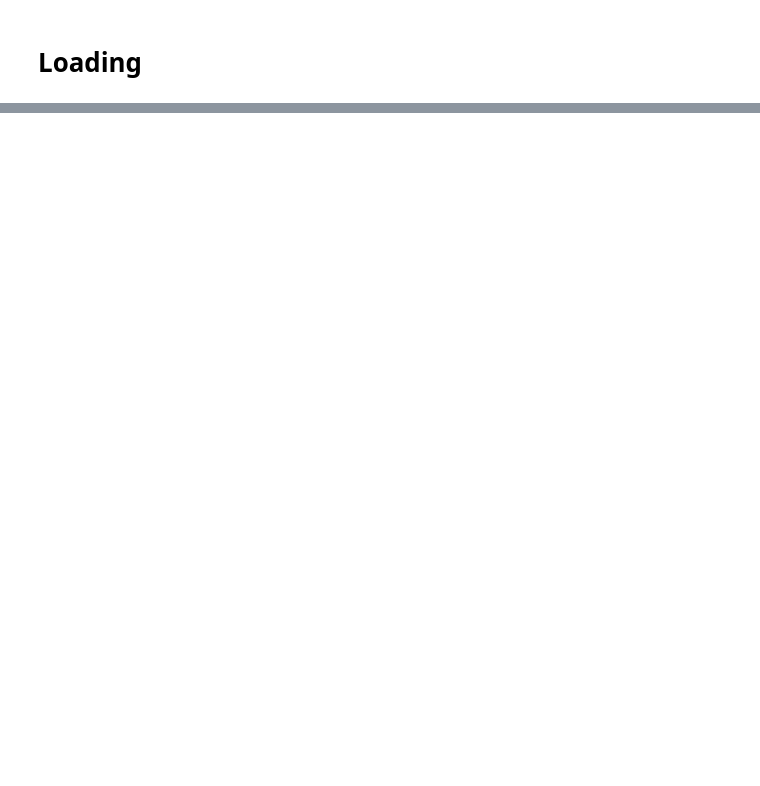
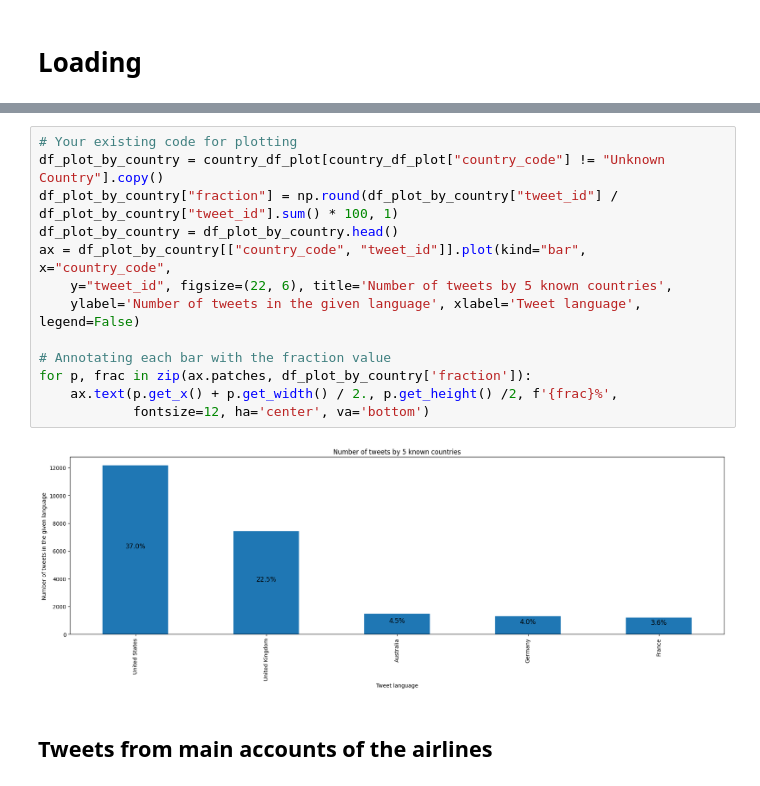
Before and after one commit to skyrimer/DBL-Micro-Soft, a Jupyter notebook: Split 1/EDA/database_eda.ipynb, the cells around one changed output, grey strips where cells are left out. Cells and saved outputs as stored; diff of their text form; blank space fills up the shorter version.

```diff
--- a/Split 1/EDA/database_eda.ipynb
+++ b/Split 1/EDA/database_eda.ipynb
@@ -277,0 +361,17 @@ dtype: int64
+# %%
+# Your existing code for plotting
+df_plot_by_country = country_df_plot[country_df_plot["country_code"] != "Unknown Country"].copy()
+df_plot_by_country["fraction"] = np.round(df_plot_by_country["tweet_id"] / df_plot_by_country["tweet_id"].sum() * 100, 1)
+df_plot_by_country = df_plot_by_country.head()
+ax = df_plot_by_country[["country_code", "tweet_id"]].plot(kind="bar", x="country_code",
+    y="tweet_id", figsize=(22, 6), title='Number of tweets by 5 known countries',
+    ylabel='Number of tweets in the given language', xlabel='Tweet language', legend=False)
+
+# Annotating each bar with the fraction value
+for p, frac in zip(ax.patches, df_plot_by_country['fraction']):
+    ax.text(p.get_x() + p.get_width() / 2., p.get_height() /2, f'{frac}%',
+            fontsize=12, ha='center', va='bottom')
+# %% [output]
+[figure, added]
+# %% [markdown]
+## Tweets from main accounts of the airlines
```
Also changed, not shown: parts of 49 cells of this notebook, 3 other files.
